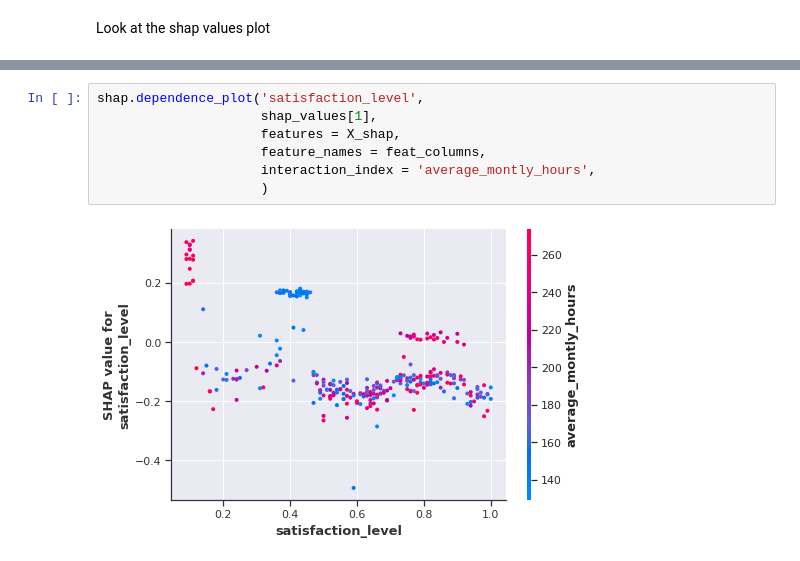
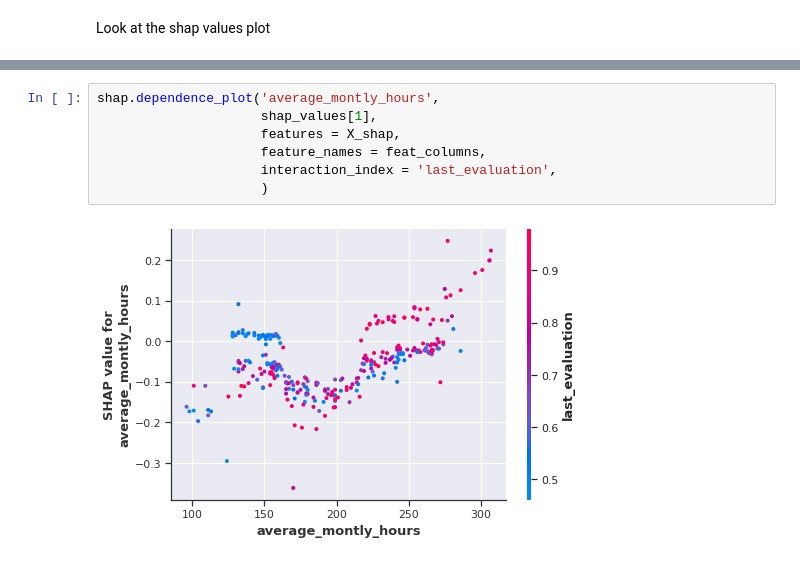
Before and after one commit to anthonyckleung/HR-Churn-Analysis, a Jupyter notebook: hr_churn_classification.ipynb, the cells around one changed output, grey strips where cells are left out. Cells and saved outputs as stored; diff of their text form.

Commit message:
Additional SHAP analysis and summary added.

```diff
--- a/hr_churn_classification.ipynb
+++ b/hr_churn_classification.ipynb
@@ -360,9 +358,9 @@ shap.dependence_plot('number_project',
 # %%
-shap.dependence_plot('satisfaction_level',
+shap.dependence_plot('average_montly_hours',
                      shap_values[1],
                      features = X_shap,
                      feature_names = feat_columns,
-                     interaction_index = 'average_montly_hours',
+                     interaction_index = 'last_evaluation',
                      )
 # %% [output]
-[figure, old version]
+[figure, new version]
```
Also changed, not shown: parts of 28 cells of this notebook.
